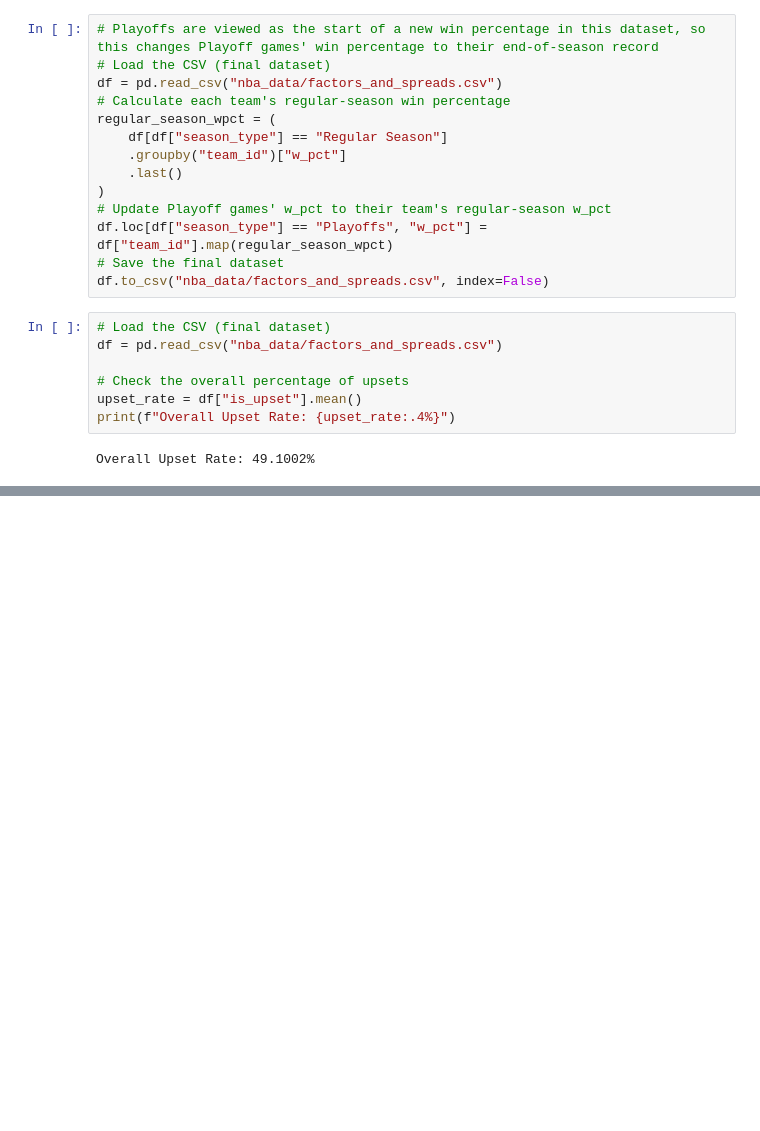
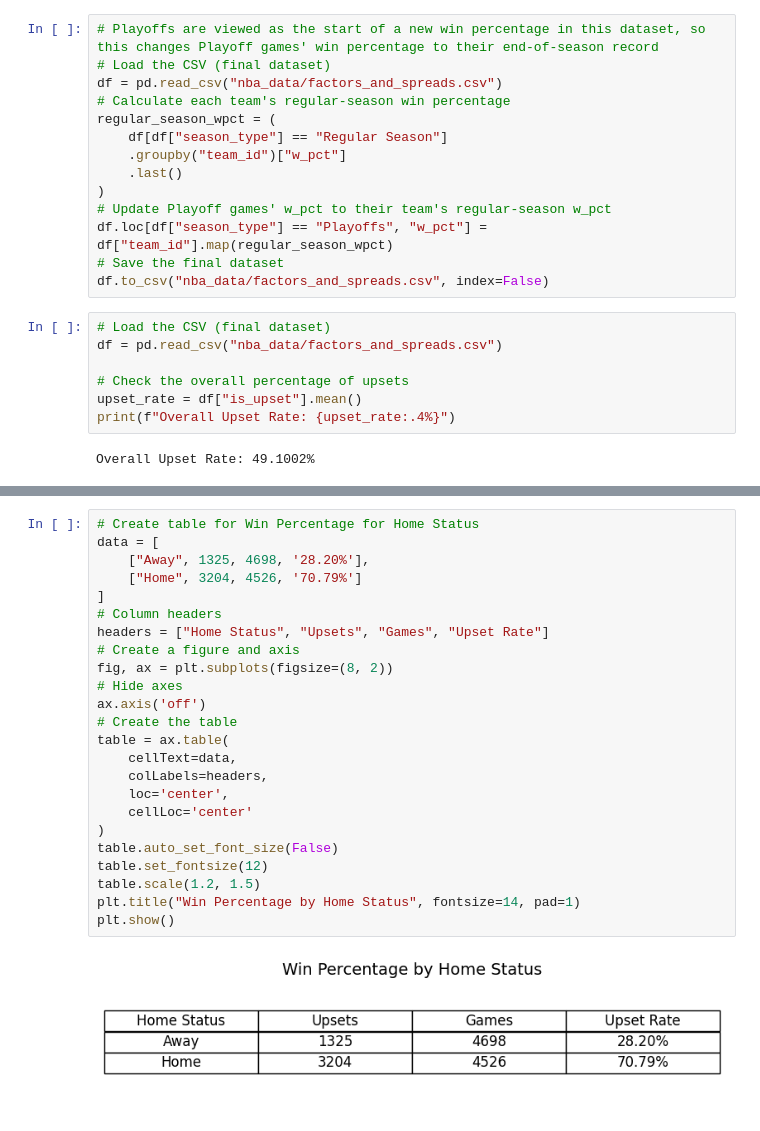
Before and after one commit to vys5hb/NBA-Upset-Analysis, a Jupyter notebook: NBA_Database.ipynb, the cells around one changed output, grey strips where cells are left out. Cells and saved outputs as stored; diff of their text form; blank space fills up the shorter version.

```diff
--- a/NBA_Database.ipynb
+++ b/NBA_Database.ipynb
@@ -176,0 +216,26 @@ Teams playing at Home with a win percentage in the 25-50th percentile win as an
+# %%
+# Create table for Win Percentage for Home Status
+data = [
+    ["Away", 1325, 4698, '28.20%'],
+    ["Home", 3204, 4526, '70.79%']
+]
+# Column headers
+headers = ["Home Status", "Upsets", "Games", "Upset Rate"]
+# Create a figure and axis
+fig, ax = plt.subplots(figsize=(8, 2))
+# Hide axes
+ax.axis('off')
+# Create the table
+table = ax.table(
+    cellText=data,
+    colLabels=headers,
+    loc='center',
+    cellLoc='center'
+)
+table.auto_set_font_size(False)
+table.set_fontsize(12)
+table.scale(1.2, 1.5)
+plt.title("Win Percentage by Home Status", fontsize=14, pad=1)
+plt.show()
+# %% [output]
+[figure, added]
```
Also changed, not shown: parts of 8 cells of this notebook, 1 other file.
